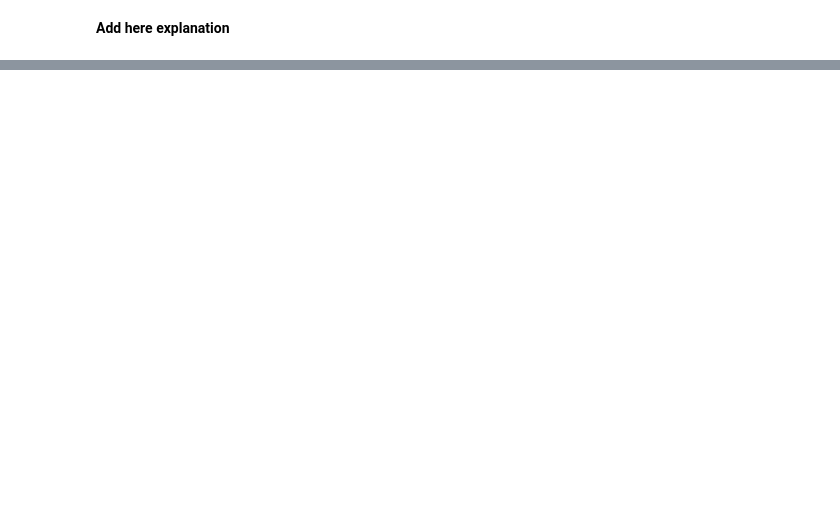
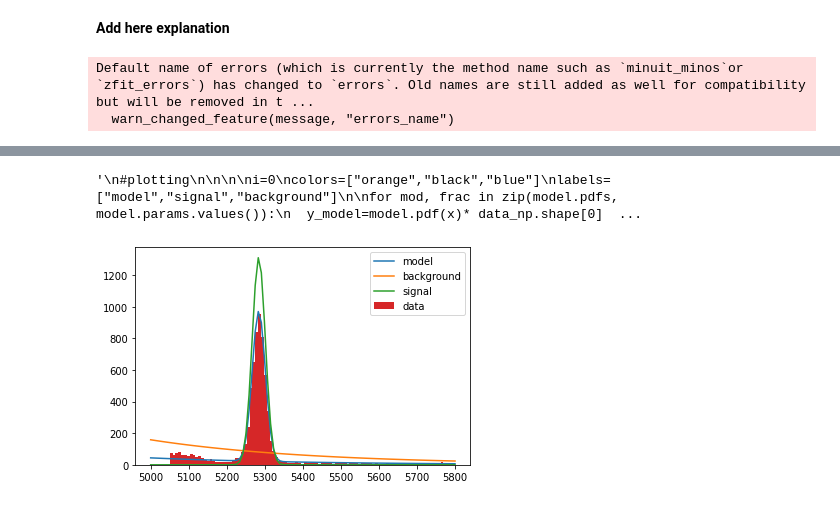
Before and after one commit to tsiligardi/PRA3024-Analysis-of-big-data-in-physics, a Jupyter notebook: LHCb_no_root.ipynb, the cells around one changed output, grey strips where cells are left out. Cells and saved outputs as stored; diff of their text form; code cells hidden in the pictures; blank space fills up the shorter version.

```diff
--- a/LHCb_no_root.ipynb
+++ b/LHCb_no_root.ipynb
@@ -161,0 +175,76 @@ plt.grid()
+# %%
+#Look at the selction parameters and how to put the error bars. Eventually, try to use again iminuit and maybe look at sanne code for inspiration
+import zfit
+
+mass=zfit.Space("mass",(5000,5800))# range of data I want to keep
+data = zfit.Data.from_numpy(obs=mass, array=mass_mother_cut)#selecting the data in that range
+data_np = zfit.run(data.value()[:, 0])
+#Parameter for the gaussian signal
+gaussMean=zfit.Parameter("mean", 5200,5000,6000)#adjust parameter or selection
+gaussWidth=zfit.Parameter("sd", 40,0,6000)
+gaussNorm=zfit.Parameter('signal_norm', data_np.shape[0]/30, 0, data_np.shape[0]*3 )
+#fitting to create the pdf
+signal = zfit.pdf.Gauss(obs=mass, mu=gaussMean, sigma=gaussWidth).create_extended(gaussNorm)
+# %%
+#background
+lam = zfit.Parameter('lambda', -0.02, -2, +2)
+
+background_norm=zfit.Parameter('background_norm', data_np.shape[0]/30, 0, data_np.shape[0]*3 )
+background = zfit.pdf.Exponential(lam, obs=mass).create_extended(background_norm)
+# %%
+#combining the model
+
+model = zfit.pdf.SumPDF([signal, background])
+
+#Likelihood
+nll = zfit.loss.ExtendedUnbinnedNLL(model=model, data=data)
+# Stage 2: instantiate a minimiser (in this case a basic minuit minimizer)
+minimizer = zfit.minimize.Minuit()
+
+# Stage 3: minimise the given negative likelihood
+result = minimizer.minimize(nll)
+param_errors, _ = result.errors()
+print(result)
+
+#plotting manually
+
+bins=100
+lower,upper= data.data_range.limit1d
+x=linspace(lower,upper,100)
+
+y_model=model.pdf(x)* data_np.shape[0] / bins * mass.area()
+y_backg=background.pdf(x)* data_np.shape[0] / bins * mass.area()
+y_sign=signal.pdf(x)* data_np.shape[0] / bins * mass.area()
+plt.plot(x, y_model,label="model");
+plt.plot(x, y_backg,label="background");
+plt.plot(x, y_sign,label="signal");
+plt.hist(data_np, bins=bins,label="data");
+plt.legend(loc="upper right");
+
+'''
+#plotting
+
+
+
+i=0
+colors=["orange","black","blue"]
+labels=["model","signal","background"]
+
+for mod, frac in zip(model.pdfs, model.params.values()):
+  y_model=model.pdf(x)* data_np.shape[0] / bins * mass.area()
+  y_model*=frac
+  plt.plot(x, y_model,label=labels[i]);
+  i+=1
+
+plt.hist(data_np, bins=bins);
+plt.legend(loc="upper rigth");
+'''
+#check if things need to be scaled or not
+#check if the function needs to be binned or unbinned
+#How to get the error bars
+#changing colors
+#Does not plot the bacgkround ...why?
+#getting the chi square
+# %% [output]
+Default name of errors (which is currently the method name such as `minuit_minos`or `zfit_errors`) has changed to `errors`. Old names are still added as well for compatibility but will be removed in t ...
+  warn_changed_feature(message, "errors_name")
@@ -161,0 +270,2 @@ plt.grid()
+'\n#plotting\n\n\n\ni=0\ncolors=["orange","black","blue"]\nlabels=["model","signal","background"]\n\nfor mod, frac in zip(model.pdfs, model.params.values()):\n  y_model=model.pdf(x)* data_np.shape[0]  ...
+[figure, added]
```
Also changed, not shown: parts of 11 cells of this notebook.
